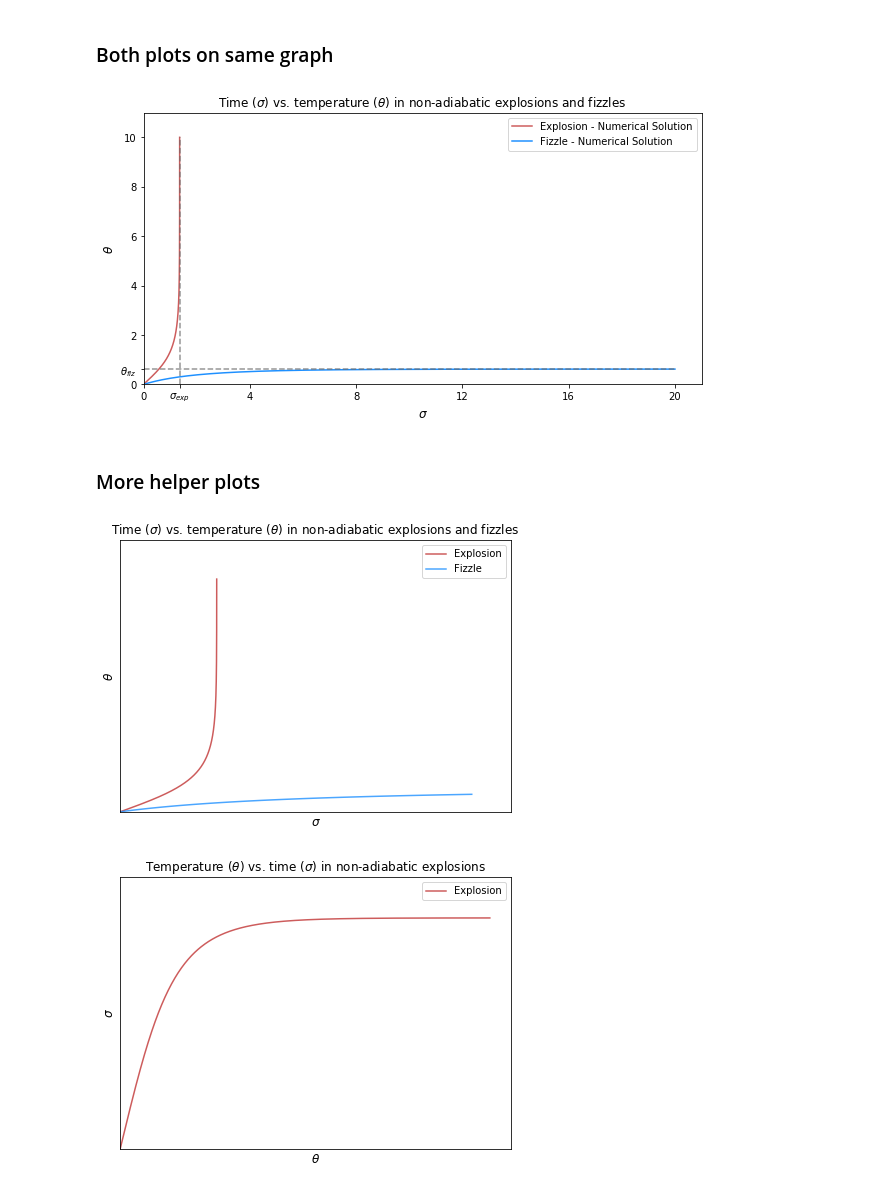
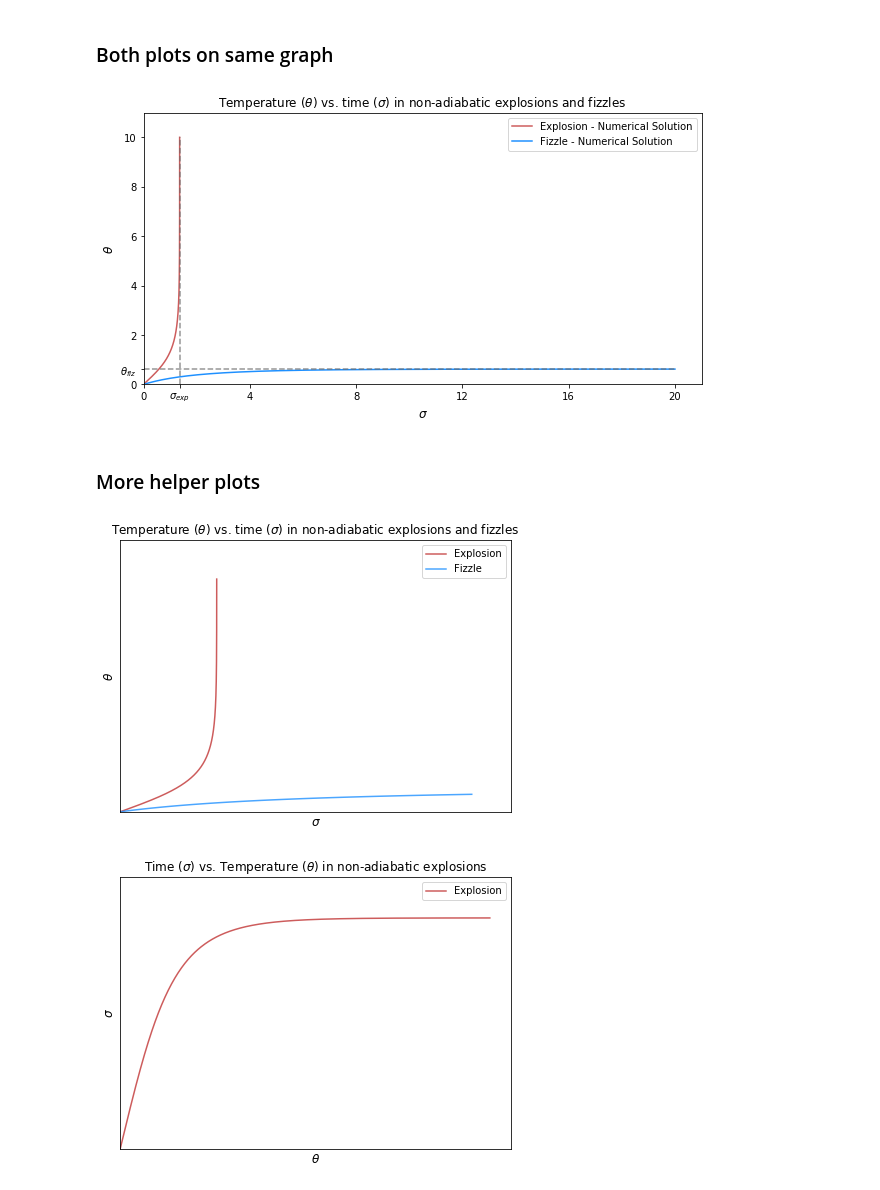
Before and after one commit to AparaV/appm-4650-project, a Jupyter notebook: code/expl.ipynb, the cells around one changed output. Cells and saved outputs as stored; diff of their text form; code cells hidden in the pictures.

```diff
--- a/code/expl.ipynb
+++ b/code/expl.ipynb
@@ -185,27 +185,27 @@ plt.savefig('../expl/img/explosion.PNG', dpi=200)
 # %%
 Theta_Fiz = []
 for x in X_fiz:
     Theta_Fiz.append(theta_fiz)
 Sigma_Exp = []
 for x in X_exp:
     Sigma_Exp.append(sigma_expl)
 
 plt.figure(figsize=(10,5))
 plt.ylim(0, 11)
 plt.xlim(0, 21)
-plt.title(r"Time ($\sigma$) vs. temperature ($\theta$) in non-adiabatic explosions and fizzles")
+plt.title(r"Temperature ($\theta$) vs. time ($\sigma$) in non-adiabatic explosions and fizzles")
 plt.xlabel(r"$\sigma$", fontsize=12)
 plt.ylabel(r"$\theta$", fontsize=12)
 plt.xticks([0, sigma_expl, 4, 8, 12, 16, 20], ['0', r'$\sigma_{exp}$', '4', '8', '12', '16', '20'])
 plt.yticks([0, theta_fiz, 2, 4, 6, 8, 10], ['0', r'$\theta_{fiz}$', '2', '4', '6', '8', '10'])
 plt.plot(Y_exp, X_exp, markersize=10, color="indianred", alpha=1.0, label='Explosion - Numerical Solution')
 plt.plot(X_fiz, Y_fiz, markersize=10, color="dodgerblue", alpha=1.0, label='Fizzle - Numerical Solution')
 plt.plot(Sigma_Exp, X_exp, linestyle="dashed", color="dimgrey", alpha=0.7)
 plt.plot(X_fiz, Theta_Fiz, linestyle="dashed", color="dimgrey", alpha=0.7)
 plt.legend()
 plt.savefig('../expl/img/exp-fiz-togther.PNG', dpi=200)
 # %% [output]
-[figure, old version]
+[figure, new version]
 # %% [markdown]
 ### More helper plots
 # %%
@@ -229,7 +229,7 @@ for u in U_fiz[:100]:
 
 
 plt.figure(figsize=(7,5))
-plt.title(r"Time ($\sigma$) vs. temperature ($\theta$) in non-adiabatic explosions and fizzles")
+plt.title(r"Temperature ($\theta$) vs. time ($\sigma$) in non-adiabatic explosions and fizzles")
 plt.xlabel(r"$\sigma$", fontsize=12)
 plt.ylabel(r"$\theta$", fontsize=12)
 plt.xlim(0,5.5)
@@ -242,10 +242,10 @@ plt.legend()
 # plt.show()
 plt.savefig("../expl/img/explosion-fizzle-example.PNG", dpi=200)
 # %% [output]
-[figure, old version]
+[figure, new version]
 # %%
 plt.figure(figsize=(7,5))
-plt.title(r"Temperature ($\theta$) vs. time ($\sigma$) in non-adiabatic explosions")
+plt.title(r"Time ($\sigma$) vs. Temperature ($\theta$) in non-adiabatic explosions")
 plt.ylabel(r"$\sigma$", fontsize=12)
 plt.xlabel(r"$\theta$", fontsize=12)
 plt.xlim(0,9.5)
@@ -256,4 +256,4 @@ plt.plot(X_1, Y_1, color='indianred', alpha=1.0, label='Explosion')
 plt.legend()
 plt.savefig("../expl/img/flipped-explosion.PNG", dpi=200)
 # %% [output]
-[figure, old version]
+[figure, new version]
```
Also changed, not shown: parts of 3 cells of this notebook, 7 other files.
